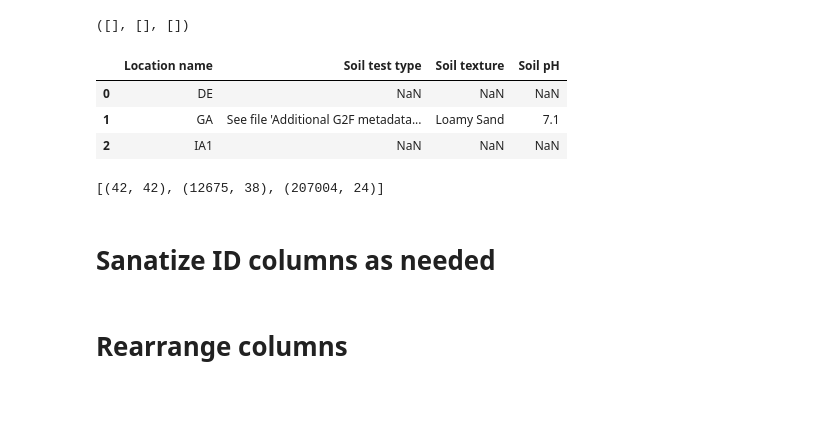
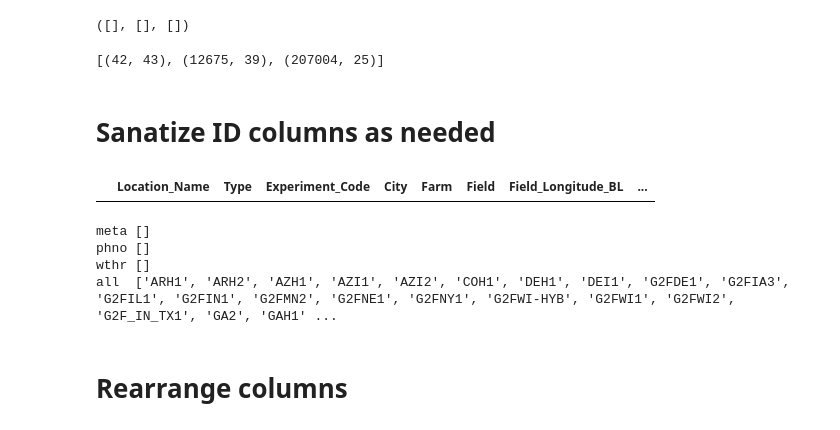
Before and after one commit to danielkick/g2fd, a Jupyter notebook: 02_FreshStart_2014.ipynb, the cells around one changed output. Cells and saved outputs as stored; diff of their text form; code cells hidden in the pictures; blank space fills up the shorter version.

```diff
--- a/02_FreshStart_2014.ipynb
+++ b/02_FreshStart_2014.ipynb
@@ -57,35 +51,27 @@ find_unrecognized_columns(df = wthr, dct = wthr_name_dict)#,
 )
 # %% [output]
 ([], [], [])
-# %%
-# prlst2dct([])
-
-meta.loc[:, ['Location name',
-  'Soil test type',
-  'Soil texture',
-  'Soil pH']].head(3)
-# %% [output]
-|  | Location name | Soil test type | Soil texture | Soil pH |
-| 0 | DE | NaN | NaN | NaN |
-| 1 | GA | See file 'Additional G2F metadata... | Loamy Sand | 7.1 |
-| 2 | IA1 | NaN | NaN | NaN |
 # %%
-# meta = meta.rename(columns=meta_name_dict)
-# phno = phno.rename(columns=phno_name_dict)
-# soil = soil.rename(columns=soil_name_dict)
-# wthr = wthr.rename(columns=wthr_name_dict)
-# mgmt = mgmt.rename(columns=mgmt_name_dict)
+meta = meta.rename(columns=meta_name_dict)
+phno = phno.rename(columns=phno_name_dict)
+wthr = wthr.rename(columns=wthr_name_dict)
 
-# # add indicator columns to help with debugging merge
-# meta['meta'] = True
-# phno['phno'] = True
-# soil['soil'] = True
-# wthr['wthr'] = True
-# mgmt['mgmt'] = True
+# add indicator columns to help with debugging merge
+meta['meta'] = True
+phno['phno'] = True
+wthr['wthr'] = True
+# %%
+meta.loc[meta.Experiment_Code.isna(), 'Experiment_Code'] = meta.loc[meta.Experiment_Code.isna(), 'Location_Name']
 # %%
 [e.shape for e in [meta, phno, wthr]]
 # %% [output]
-[(42, 42), (12675, 38), (207004, 24)]
+[(42, 43), (12675, 39), (207004, 25)]
 # %% [markdown]
 # Sanatize ID columns as needed
+# %%
+# fix missing value
+mask = meta.Experiment_Code.isna()
+meta.loc[mask, :]# 'Experiment_Code'] = meta.loc[mask, 'State']
+# %% [output]
+|  | Location_Name | Type | Experiment_Code | City | Farm | Field | Field_Longitude_BL | ... |
 # %%
@@ -112,10 +94,13 @@ meta.loc[:, ['Location name',
 # %%
-# # confirm everything's okay
-# print(
-#   'meta', find_unrecognized_experiments(meta.Experiment_Code, return_all_exps=False),
-# '\nphno', find_unrecognized_experiments(phno.Experiment_Code, return_all_exps=False),
-# '\nsoil', find_unrecognized_experiments(soil.Experiment_Code, return_all_exps=False),
-# '\nwthr', find_unrecognized_experiments(wthr.Experiment_Code, return_all_exps=False),
-# '\nmgmt', find_unrecognized_experiments(mgmt.Experiment_Code, return_all_exps=False),
-# '\nall ', find_unrecognized_experiments([], return_all_exps=True)
-# )
+# confirm everything's okay
+print(
+  'meta', find_unrecognized_experiments(meta.Experiment_Code, return_all_exps=False),
+'\nphno', find_unrecognized_experiments(phno.Experiment_Code, return_all_exps=False),
+'\nwthr', find_unrecognized_experiments(wthr.Experiment_Code, return_all_exps=False),
+'\nall ', find_unrecognized_experiments([], return_all_exps=True)
+)
+# %% [output]
+meta []
+phno []
+wthr []
+all  ['ARH1', 'ARH2', 'AZH1', 'AZI1', 'AZI2', 'COH1', 'DEH1', 'DEI1', 'G2FDE1', 'G2FIA3', 'G2FIL1', 'G2FIN1', 'G2FMN2', 'G2FNE1', 'G2FNY1', 'G2FWI-HYB', 'G2FWI1', 'G2FWI2', 'G2F_IN_TX1', 'GA2', 'GAH1' ...
```
Also changed, not shown: parts of 52 cells of this notebook, 8 other files.
